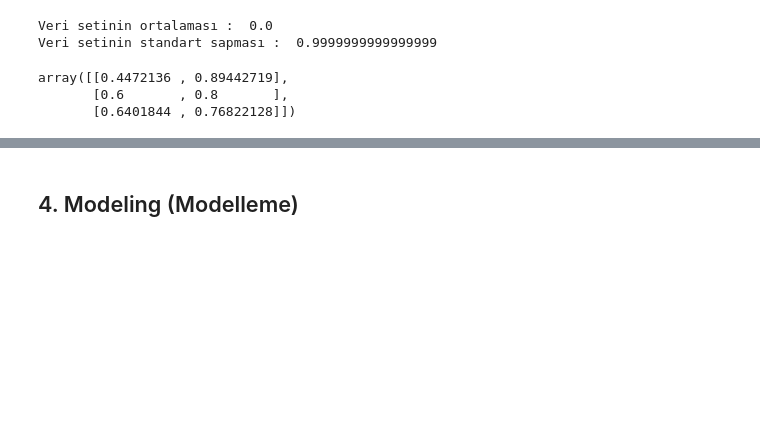
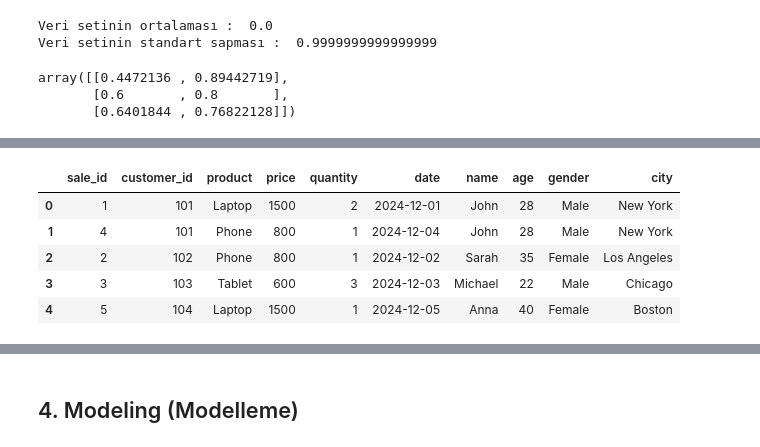
Before and after one commit to onurcakili/dataScienceRepository, a Jupyter notebook: DataScience_Python_Roadmap.ipynb, the cells around one changed output, grey strips where cells are left out. Cells and saved outputs as stored; diff of their text form; code cells hidden in the pictures; blank space fills up the shorter version.

```diff
--- a/DataScience_Python_Roadmap.ipynb
+++ b/DataScience_Python_Roadmap.ipynb
@@ -1237,0 +1249,35 @@ array([[0.4472136 , 0.89442719],
+# %%
+# Satış Verisi
+sales_data = pd.DataFrame({
+    'sale_id': [1, 2, 3, 4, 5],
+    'customer_id': [101, 102, 103, 101, 104],
+    'product': ['Laptop', 'Phone', 'Tablet', 'Phone', 'Laptop'],
+    'price': [1500, 800, 600, 800, 1500],
+    'quantity': [2, 1, 3, 1, 1],
+    'date': pd.to_datetime(['2024-12-01', '2024-12-02', '2024-12-03', '2024-12-04', '2024-12-05'])
+})
+
+# Müşteri Verisi
+customer_data = pd.DataFrame({
+    'customer_id': [101, 102, 103, 104],
+    'name': ['John', 'Sarah', 'Michael', 'Anna'],
+    'age': [28, 35, 22, 40],
+    'gender': ['Male', 'Female', 'Male', 'Female'],
+    'city': ['New York', 'Los Angeles', 'Chicago', 'Boston']
+})
+
+# Veri Setlerini Merge Etme
+df = pd.merge(sales_data, customer_data, on='customer_id', how='inner')
+
+# Eğer ortak column olmasaydı
+# df = pd.merge(sales_data, customer_data, left_on='sale_id', right_on='customer_id', how='inner')
+# sol taraftan sales_customer_id ve sağ taraftan customer_id columnlarını alarak birleştir diyebilirdik
+
+df
+# %% [output]
+|  | sale_id | customer_id | product | price | quantity | date | name | age | gender | city |
+| 0 | 1 | 101 | Laptop | 1500 | 2 | 2024-12-01 | John | 28 | Male | New York |
+| 1 | 4 | 101 | Phone | 800 | 1 | 2024-12-04 | John | 28 | Male | New York |
+| 2 | 2 | 102 | Phone | 800 | 1 | 2024-12-02 | Sarah | 35 | Female | Los Angeles |
+| 3 | 3 | 103 | Tablet | 600 | 3 | 2024-12-03 | Michael | 22 | Male | Chicago |
+| 4 | 5 | 104 | Laptop | 1500 | 1 | 2024-12-05 | Anna | 40 | Female | Boston |
```
Also changed, not shown: parts of 9 cells of this notebook.
